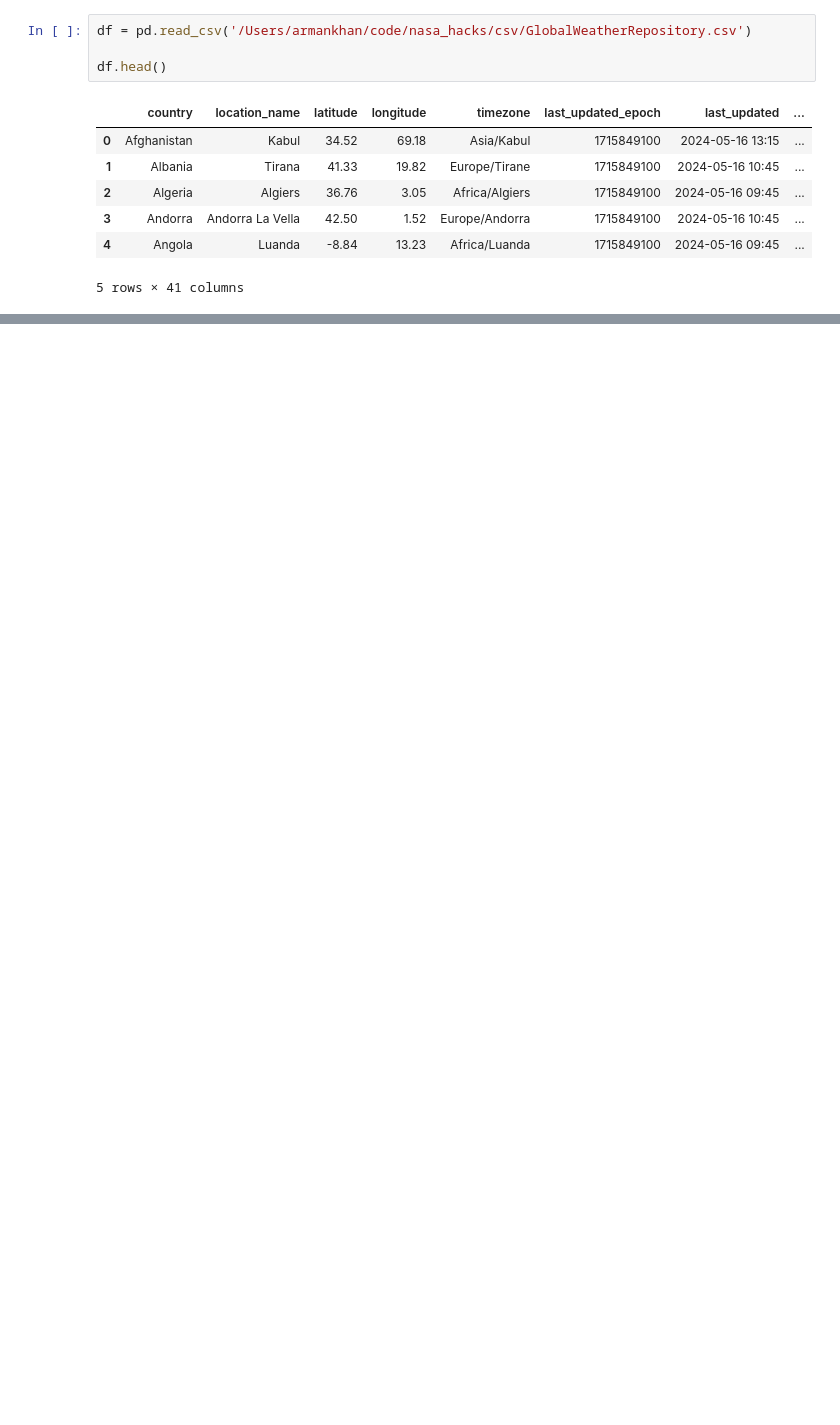
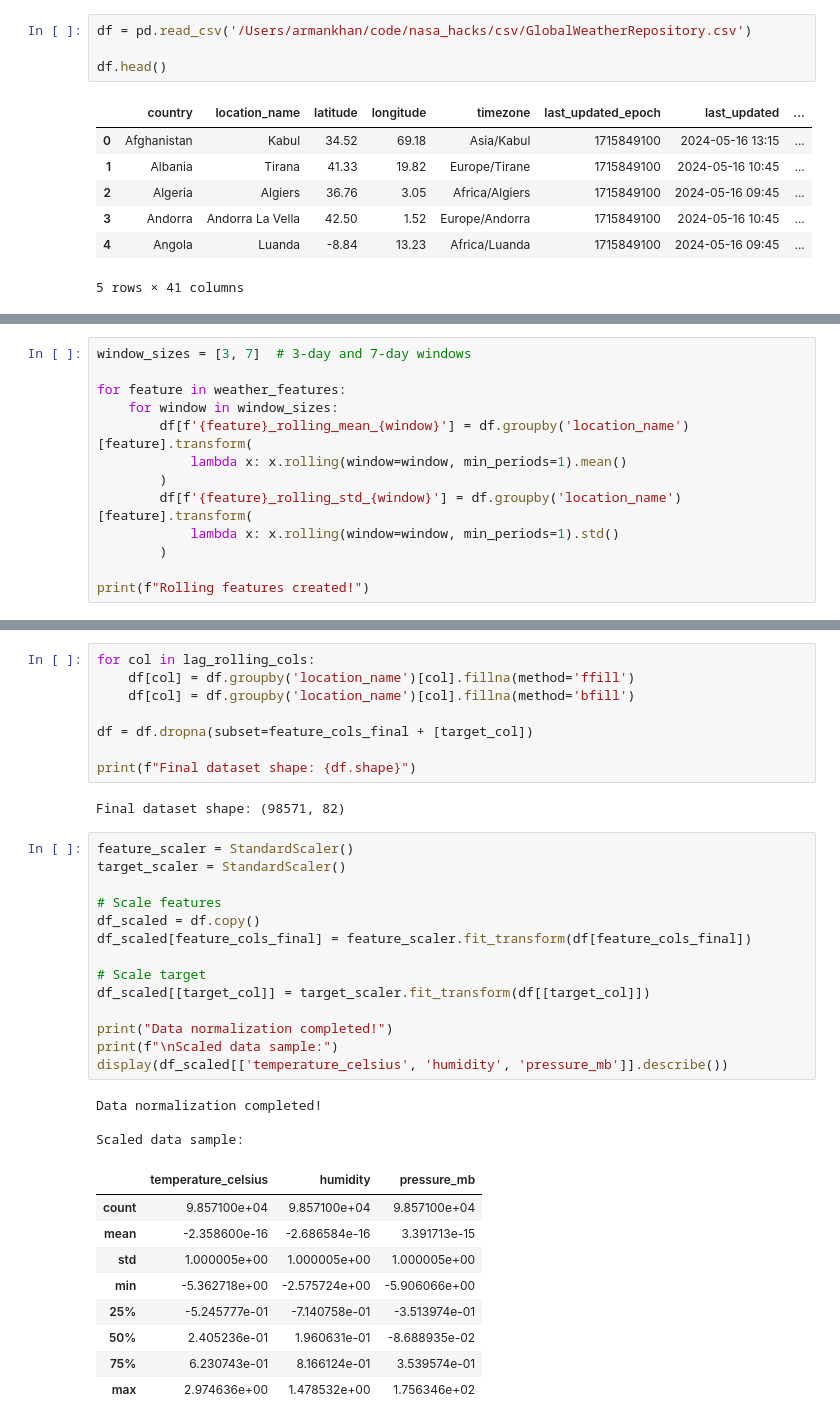
Before and after one commit to armank1213/nasa_hacks, a Jupyter notebook: rnn.ipynb, the cells around one changed output, grey strips where cells are left out. Cells and saved outputs as stored; diff of their text form; blank space fills up the shorter version.

```diff
--- a/rnn.ipynb
+++ b/rnn.ipynb
@@ -19,0 +148,13 @@ df.head()
+# %%
+window_sizes = [3, 7]  # 3-day and 7-day windows
+
+for feature in weather_features:
+    for window in window_sizes:
+        df[f'{feature}_rolling_mean_{window}'] = df.groupby('location_name')[feature].transform(
+            lambda x: x.rolling(window=window, min_periods=1).mean()
+        )
+        df[f'{feature}_rolling_std_{window}'] = df.groupby('location_name')[feature].transform(
+            lambda x: x.rolling(window=window, min_periods=1).std()
+        )
+
+print(f"Rolling features created!")
@@ -19,0 +170,37 @@ df.head()
+# %%
+for col in lag_rolling_cols:
+    df[col] = df.groupby('location_name')[col].fillna(method='ffill')
+    df[col] = df.groupby('location_name')[col].fillna(method='bfill')
+
+df = df.dropna(subset=feature_cols_final + [target_col])
+
+print(f"Final dataset shape: {df.shape}")
+# %% [output]
+Final dataset shape: (98571, 82)
+# %%
+feature_scaler = StandardScaler()
+target_scaler = StandardScaler()
+
+# Scale features
+df_scaled = df.copy()
+df_scaled[feature_cols_final] = feature_scaler.fit_transform(df[feature_cols_final])
+
+# Scale target
+df_scaled[[target_col]] = target_scaler.fit_transform(df[[target_col]])
+
+print("Data normalization completed!")
+print(f"\nScaled data sample:")
+display(df_scaled[['temperature_celsius', 'humidity', 'pressure_mb']].describe())
+# %% [output]
+Data normalization completed!
+
+Scaled data sample:
+|  | temperature_celsius | humidity | pressure_mb |
+| count | 9.857100e+04 | 9.857100e+04 | 9.857100e+04 |
+| mean | -2.358600e-16 | -2.686584e-16 | 3.391713e-15 |
+| std | 1.000005e+00 | 1.000005e+00 | 1.000005e+00 |
+| min | -5.362718e+00 | -2.575724e+00 | -5.906066e+00 |
+| 25% | -5.245777e-01 | -7.140758e-01 | -3.513974e-01 |
+| 50% | 2.405236e-01 | 1.960631e-01 | -8.688935e-02 |
+| 75% | 6.230743e-01 | 8.166124e-01 | 3.539574e-01 |
+| max | 2.974636e+00 | 1.478532e+00 | 1.756346e+02 |
```
Also changed, not shown: parts of 29 cells of this notebook, 11 other files.
